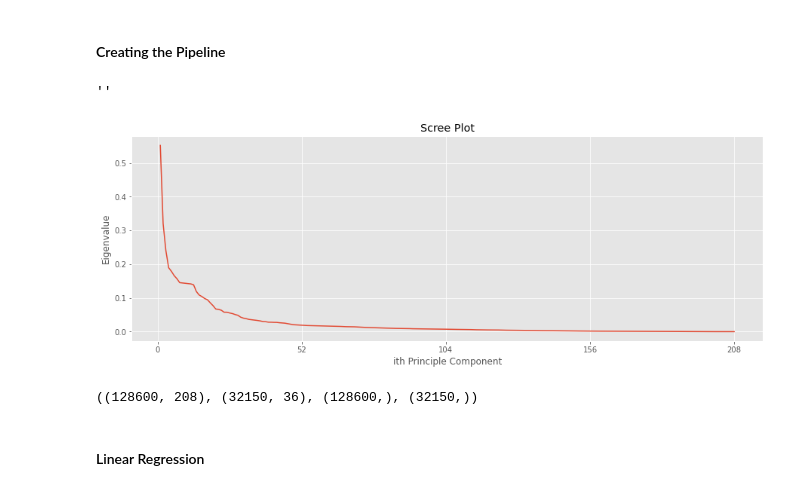
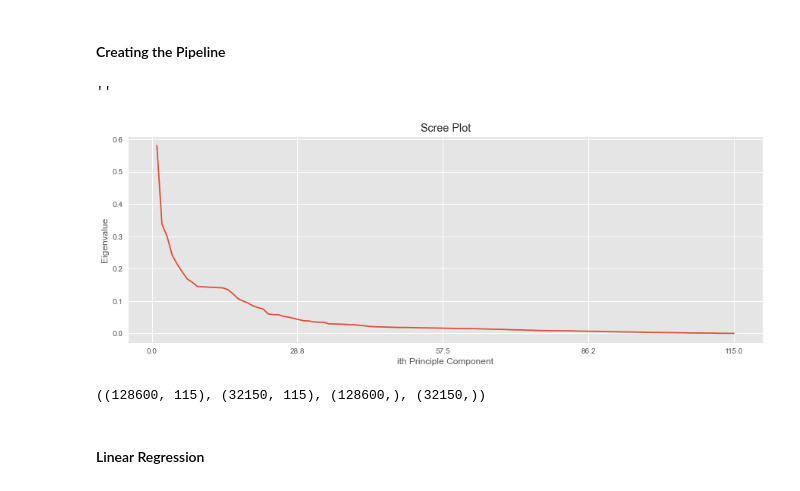
Before and after one commit to beckyepeters/life-expectancy-predictions, a Jupyter notebook: NLMS.ipynb, the cells around one changed output. Saved outputs shown, nothing was run; the diff lists cells and outputs as text; code cells hidden in the pictures.

```diff
--- a/NLMS.ipynb
+++ b/NLMS.ipynb
@@ -299,0 +356,2 @@ dec_feat_train_scaled.shape
+# %%
+df = num_df_imp.merge(train_X_encoded, how='inner', left_index=True, right_index=True)
@@ -299,0 +375,2 @@ dec_feat_train_scaled.shape
+# %%
+X = df.copy()
@@ -308,3 +391,5 @@ categorical_transformer = Pipeline(steps=[
        ('imputer', imputer_num))
       ,('encoder', OrdinalEncoder())
 ])
+# %%
+X_train, X_test, y_train, y_test = train_test_split(X, dec_label, test_size=0.2, random_state=42)
@@ -311,6 +399,6 @@ categorical_transformer = Pipeline(steps=[
 # %%
 pca = PCA()
-X_pca = pca.fit_transform(dec_feat_train_scaled)
+X_pca = pca.fit_transform(X_train)
 # %%
 def scree_plot(X, count_pc=None):
     """return the scree plot of the pca of data X
@@ -333,15 +421,15 @@ def scree_plot(X, count_pc=None):
 # %%
 fig, ax = plt.subplots(figsize=(15, 5))
 ax = scree_plot(X_pca)
-plt.xticks(ticks=np.linspace(0, 208, 5))
+plt.xticks(ticks=np.linspace(0, len(X_train.columns), 5))
 ;
 # %% [output]
 ''
-[figure, old version]
+[figure, new version]
 # %%
-dec_feat_train_scaled.shape, dec_feat_test.shape, dec_label_train.shape, dec_label_test.shape
+X_train.shape, X_test.shape, y_train.shape, y_test.shape
 # %% [output]
-((128600, 208), (32150, 36), (128600,), (32150,))
+((128600, 115), (32150, 115), (128600,), (32150,))
 # %% [markdown]
 #### Linear Regression
 # %%
```
Also changed, not shown: parts of 66 cells of this notebook, 6 other files.
